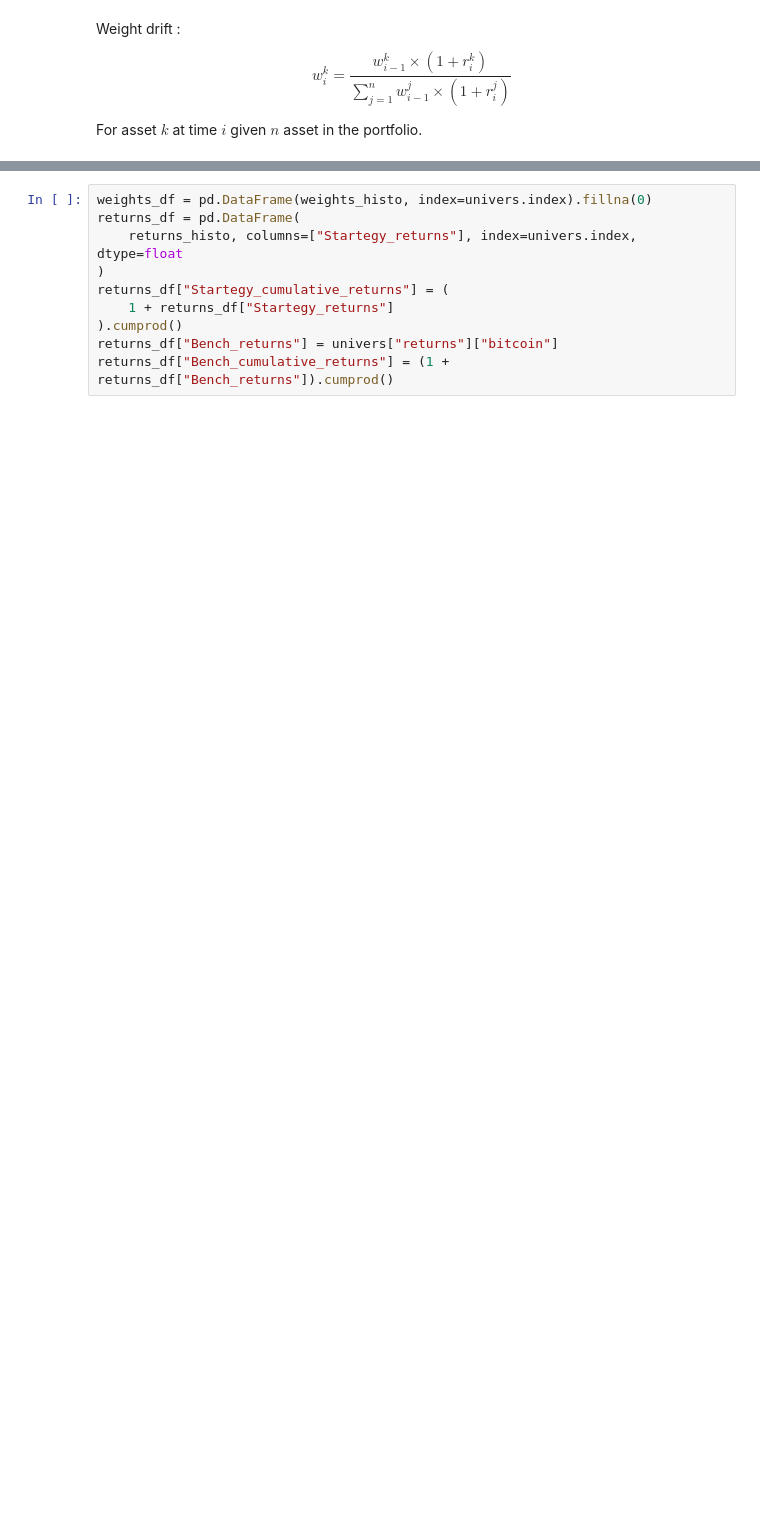
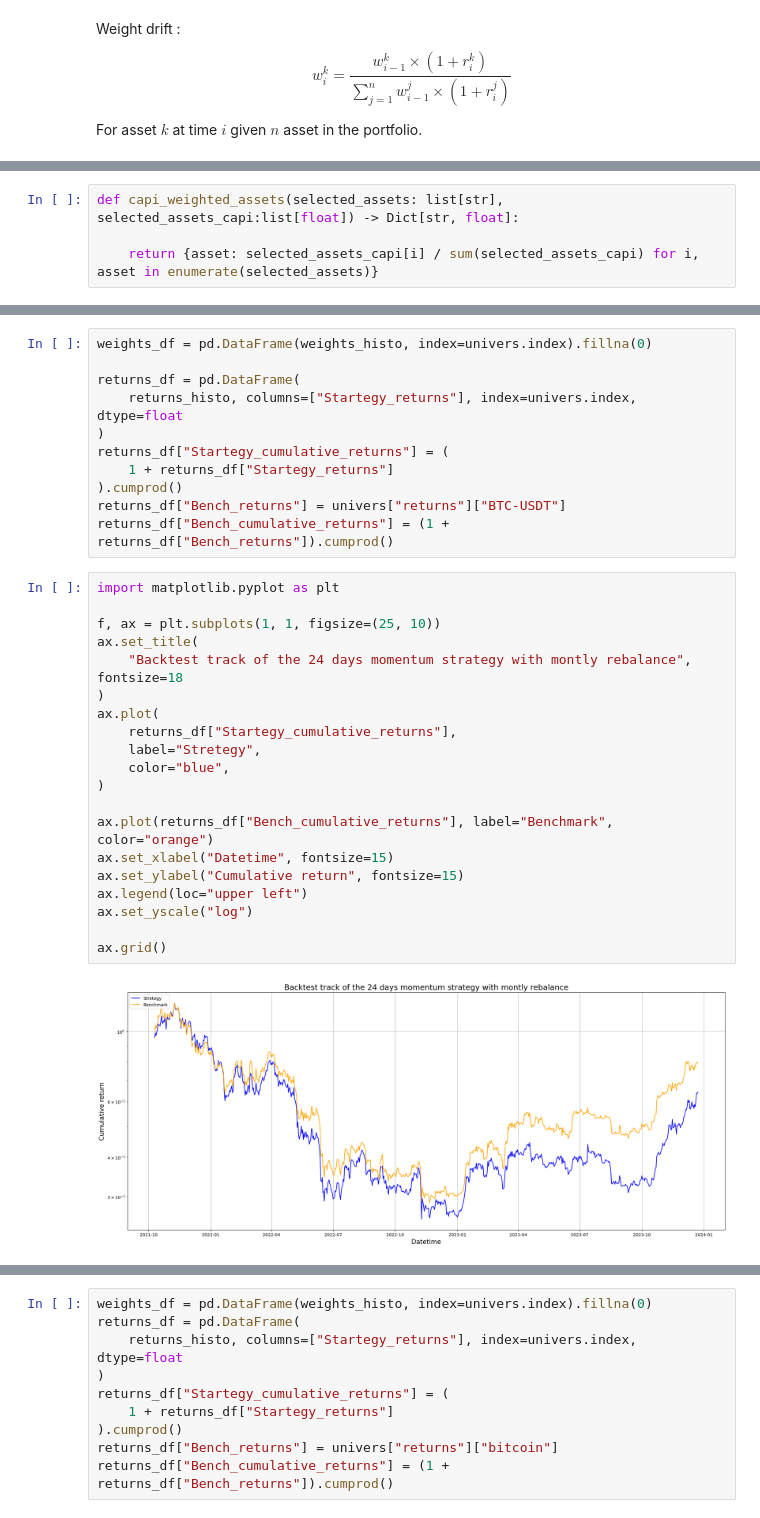
Before and after one commit to BaptisteZloch/Crypto-momentum-portfolios, a Jupyter notebook: src/crypto-momentum-cross-sectional.ipynb, the cells around one changed output, grey strips where cells are left out. Drawn from its saved outputs; the diff is of its cells as text; blank space fills up the shorter version.

Commit message:
benchmark in progress

```diff
--- a/src/crypto-momentum-cross-sectional.ipynb
+++ b/src/crypto-momentum-cross-sectional.ipynb
@@ -69,0 +88,4 @@ For asset $k$ at time $i$ given $n$ asset in the portfolio.
+# %%
+def capi_weighted_assets(selected_assets: list[str], selected_assets_capi:list[float]) -> Dict[str, float]:
+
+    return {asset: selected_assets_capi[i] / sum(selected_assets_capi) for i, asset in enumerate(selected_assets)}
@@ -69,0 +148,33 @@ For asset $k$ at time $i$ given $n$ asset in the portfolio.
+# %%
+weights_df = pd.DataFrame(weights_histo, index=univers.index).fillna(0)
+
+returns_df = pd.DataFrame(
+    returns_histo, columns=["Startegy_returns"], index=univers.index, dtype=float
+)
+returns_df["Startegy_cumulative_returns"] = (
+    1 + returns_df["Startegy_returns"]
+).cumprod()
+returns_df["Bench_returns"] = univers["returns"]["BTC-USDT"]
+returns_df["Bench_cumulative_returns"] = (1 + returns_df["Bench_returns"]).cumprod()
+# %%
+import matplotlib.pyplot as plt
+
+f, ax = plt.subplots(1, 1, figsize=(25, 10))
+ax.set_title(
+    "Backtest track of the 24 days momentum strategy with montly rebalance", fontsize=18
+)
+ax.plot(
+    returns_df["Startegy_cumulative_returns"],
+    label="Stretegy",
+    color="blue",
+)
+
+ax.plot(returns_df["Bench_cumulative_returns"], label="Benchmark", color="orange")
+ax.set_xlabel("Datetime", fontsize=15)
+ax.set_ylabel("Cumulative return", fontsize=15)
+ax.legend(loc="upper left")
+ax.set_yscale("log")
+
+ax.grid()
+# %% [output]
+[figure, added]
```
Also changed, not shown: parts of 16 cells of this notebook, 1 other file.
